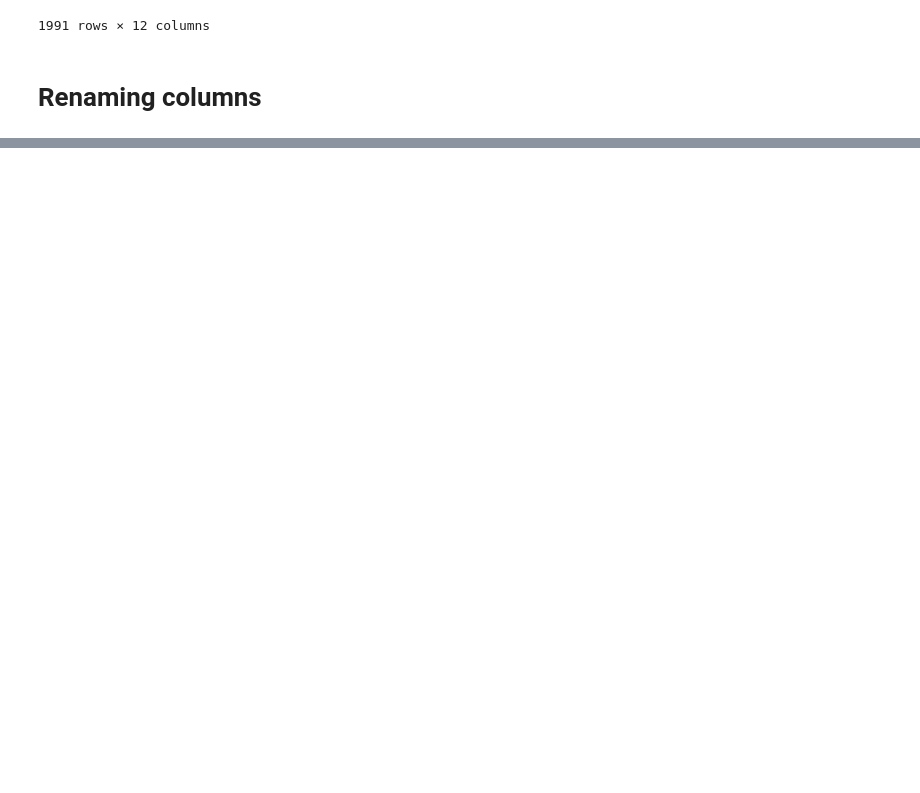
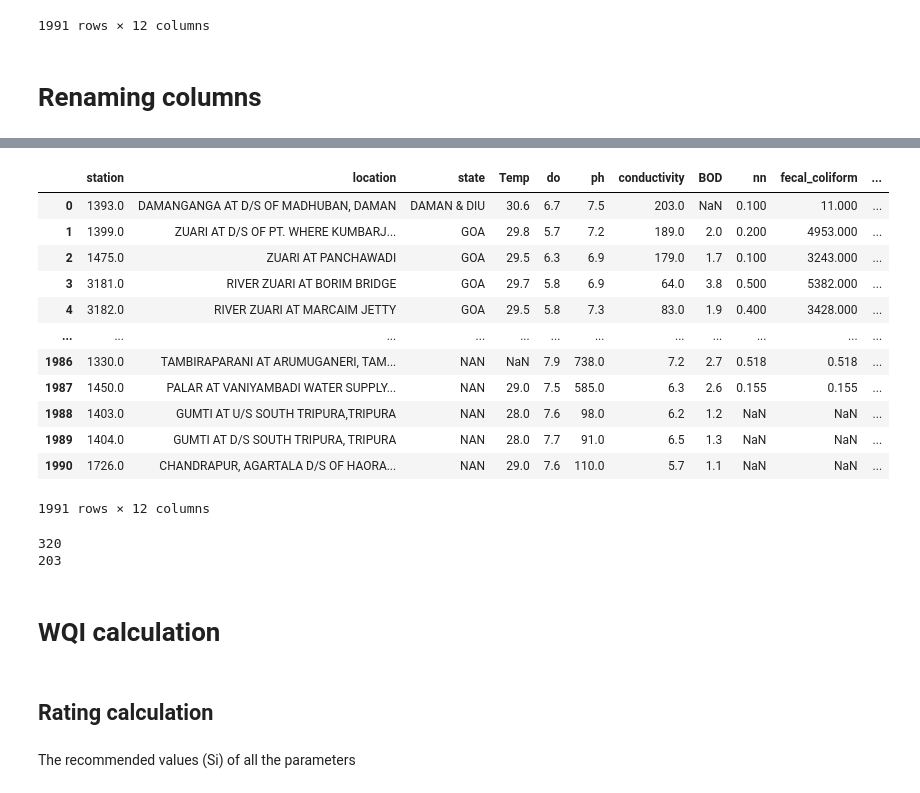
Before and after one commit to Murdock135/Water-Quality-Prediction, a Jupyter notebook: notebooks/initial_analysis.ipynb, the cells around one changed output, grey strips where cells are left out. Drawn from its saved outputs; the diff is of its cells as text; code cells hidden in the pictures; blank space fills up the shorter version.

```diff
--- a/notebooks/initial_analysis.ipynb
+++ b/notebooks/initial_analysis.ipynb
@@ -157,0 +165,28 @@ df
+# %%
+df
+# %% [output]
+|  | station | location | state | Temp | do | ph | conductivity | BOD | nn | fecal_coliform | ... |
+| 0 | 1393.0 | DAMANGANGA AT D/S OF MADHUBAN, DAMAN | DAMAN & DIU | 30.6 | 6.7 | 7.5 | 203.0 | NaN | 0.100 | 11.000 | ... |
+| 1 | 1399.0 | ZUARI AT D/S OF PT. WHERE KUMBARJ... | GOA | 29.8 | 5.7 | 7.2 | 189.0 | 2.0 | 0.200 | 4953.000 | ... |
+| 2 | 1475.0 | ZUARI AT PANCHAWADI | GOA | 29.5 | 6.3 | 6.9 | 179.0 | 1.7 | 0.100 | 3243.000 | ... |
+| 3 | 3181.0 | RIVER ZUARI AT BORIM BRIDGE | GOA | 29.7 | 5.8 | 6.9 | 64.0 | 3.8 | 0.500 | 5382.000 | ... |
+| 4 | 3182.0 | RIVER ZUARI AT MARCAIM JETTY | GOA | 29.5 | 5.8 | 7.3 | 83.0 | 1.9 | 0.400 | 3428.000 | ... |
+| ... | ... | ... | ... | ... | ... | ... | ... | ... | ... | ... | ... |
+| 1986 | 1330.0 | TAMBIRAPARANI AT ARUMUGANERI, TAM... | NAN | NaN | 7.9 | 738.0 | 7.2 | 2.7 | 0.518 | 0.518 | ... |
+| 1987 | 1450.0 | PALAR AT VANIYAMBADI WATER SUPPLY... | NAN | 29.0 | 7.5 | 585.0 | 6.3 | 2.6 | 0.155 | 0.155 | ... |
+| 1988 | 1403.0 | GUMTI AT U/S SOUTH TRIPURA,TRIPURA | NAN | 28.0 | 7.6 | 98.0 | 6.2 | 1.2 | NaN | NaN | ... |
+| 1989 | 1404.0 | GUMTI AT D/S SOUTH TRIPURA, TRIPURA | NAN | 28.0 | 7.7 | 91.0 | 6.5 | 1.3 | NaN | NaN | ... |
+| 1990 | 1726.0 | CHANDRAPUR, AGARTALA D/S OF HAORA... | NAN | 29.0 | 7.6 | 110.0 | 5.7 | 1.1 | NaN | NaN | ... |
+1991 rows × 12 columns
+# %%
+print(df.station.nunique())
+print(df.state.nunique())
+# %% [output]
+320
+203
+# %% [markdown]
+# WQI calculation
+# %% [markdown]
+## Rating calculation
+# %% [markdown]
+The recommended values (Si) of all the parameters
```
Also changed, not shown: parts of 12 cells of this notebook.
